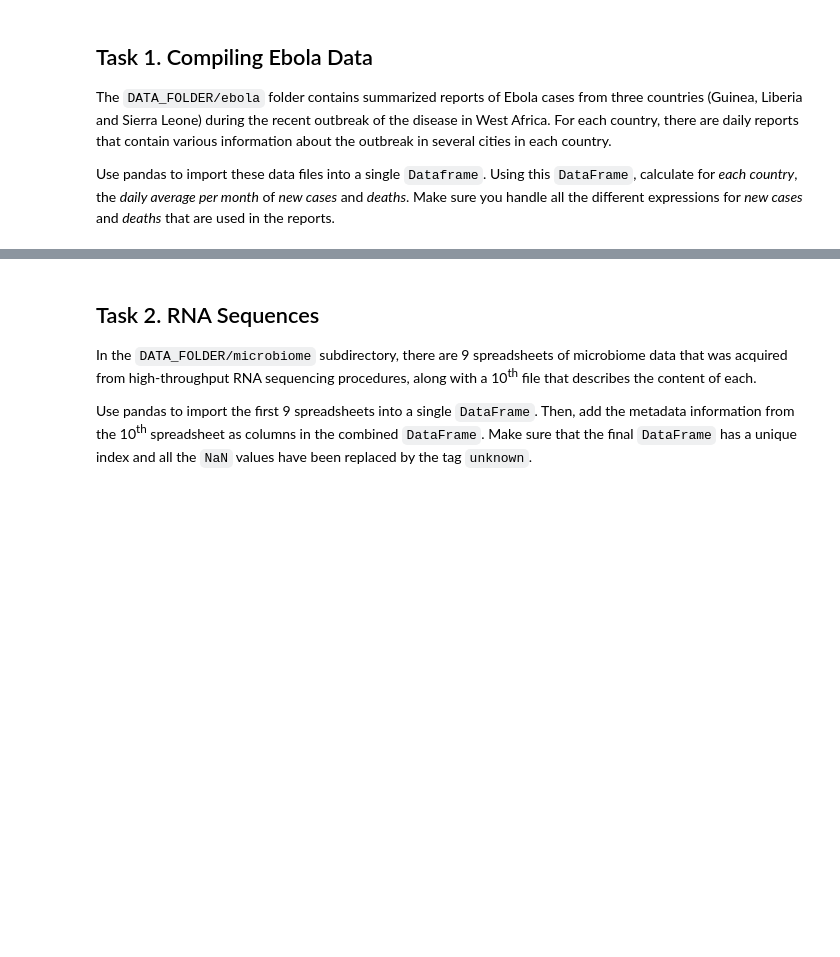
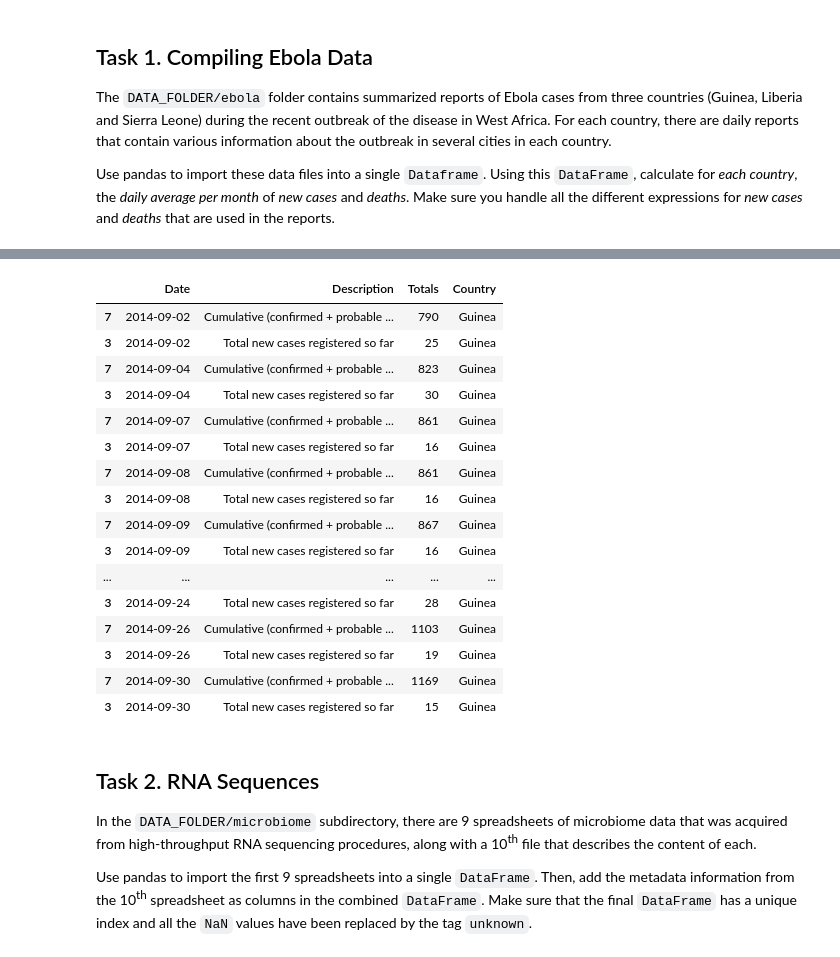
Before and after one commit to raphaelBarman/ADA-dh, a Jupyter notebook: 01 - Pandas and Data Wrangling/Homework 1.ipynb, the cells around one changed output, grey strips where cells are left out. Cells and saved outputs as stored; diff of their text form; code cells hidden in the pictures; blank space fills up the shorter version.

```diff
--- a/01 - Pandas and Data Wrangling/Homework 1.ipynb
+++ b/01 - Pandas and Data Wrangling/Homework 1.ipynb
@@ -18,3 +102,56 @@ Make sure you handle all the different expressions for *new cases* and *deaths*
+# %%
+path = os.path.join(DATA_FOLDER, 'ebola')
+
+guinea_folder = os.path.join(path, 'guinea_data')
+liberia_folder = os.path.join(path, 'liberia_data')
+sl_folder = os.path.join(path, 'sl_data')
+
+guinea_files = glob.glob(os.path.join(guinea_folder, "*.csv"))
+liberia_files = glob.glob(os.path.join(liberia_folder, "*.csv"))
+sl_files = glob.glob(os.path.join(sl_folder, "*.csv"))
+
+list_df = []
+for file in guinea_files:
+    df = pd.read_csv(file, usecols=["Date", "Description", "Totals"], parse_dates=['Date'])
+    df = df.fillna(0)
+    # df.loc[:, df.columns != 'Date' &]
+    df = df[(df.Description.str.contains('new cases', case=False)
+             | df.Description.str.contains('deaths', case=False)
+             | df.Description.str.contains('Cumulative'))
+       & ~df.Description.str.contains('health workers')]
+    list_df.append(df)
+    df.Totals = df.Totals.astype(int)
+    df['Country'] = 'Guinea'
+
+
+df = pd.concat(list_df)
+df[(df.Date.dt.month == 9) & ((df.Description == 'Total new cases registered so far') | (df.Description == 'Cumulative (confirmed + probable + suspects)'))].sort_values(by=['Date', 'Description'])
+# df.groupby([(df.Country), (df.Date.dt.year),(df.Date.dt.month),(df.Description)]).sum()
+# df.Date.dt.year
+# df = pd.read_csv(guinea_files[4], usecols=["Date", "Description", "Totals"], parse_dates=['Date'])
+# df = df.fillna(0)
+# # df.loc[:, df.columns != 'Date' &]
+# df = df[(df.Description.str.contains('new cases', case=False) | df.Description.str.contains('deaths', case=False))
+#    & ~df.Description.str.contains('health workers')]
+# df
+# %% [output]
+|  | Date | Description | Totals | Country |
+| 7 | 2014-09-02 | Cumulative (confirmed + probable ... | 790 | Guinea |
+| 3 | 2014-09-02 | Total new cases registered so far | 25 | Guinea |
+| 7 | 2014-09-04 | Cumulative (confirmed + probable ... | 823 | Guinea |
+| 3 | 2014-09-04 | Total new cases registered so far | 30 | Guinea |
+| 7 | 2014-09-07 | Cumulative (confirmed + probable ... | 861 | Guinea |
+| 3 | 2014-09-07 | Total new cases registered so far | 16 | Guinea |
+| 7 | 2014-09-08 | Cumulative (confirmed + probable ... | 861 | Guinea |
+| 3 | 2014-09-08 | Total new cases registered so far | 16 | Guinea |
+| 7 | 2014-09-09 | Cumulative (confirmed + probable ... | 867 | Guinea |
+| 3 | 2014-09-09 | Total new cases registered so far | 16 | Guinea |
+| ... | ... | ... | ... | ... |
+| 3 | 2014-09-24 | Total new cases registered so far | 28 | Guinea |
+| 7 | 2014-09-26 | Cumulative (confirmed + probable ... | 1103 | Guinea |
+| 3 | 2014-09-26 | Total new cases registered so far | 19 | Guinea |
+| 7 | 2014-09-30 | Cumulative (confirmed + probable ... | 1169 | Guinea |
+| 3 | 2014-09-30 | Total new cases registered so far | 15 | Guinea |
 # %% [markdown]
 ## Task 2. RNA Sequences
 
```
Also changed, not shown: parts of 9 cells of this notebook.
